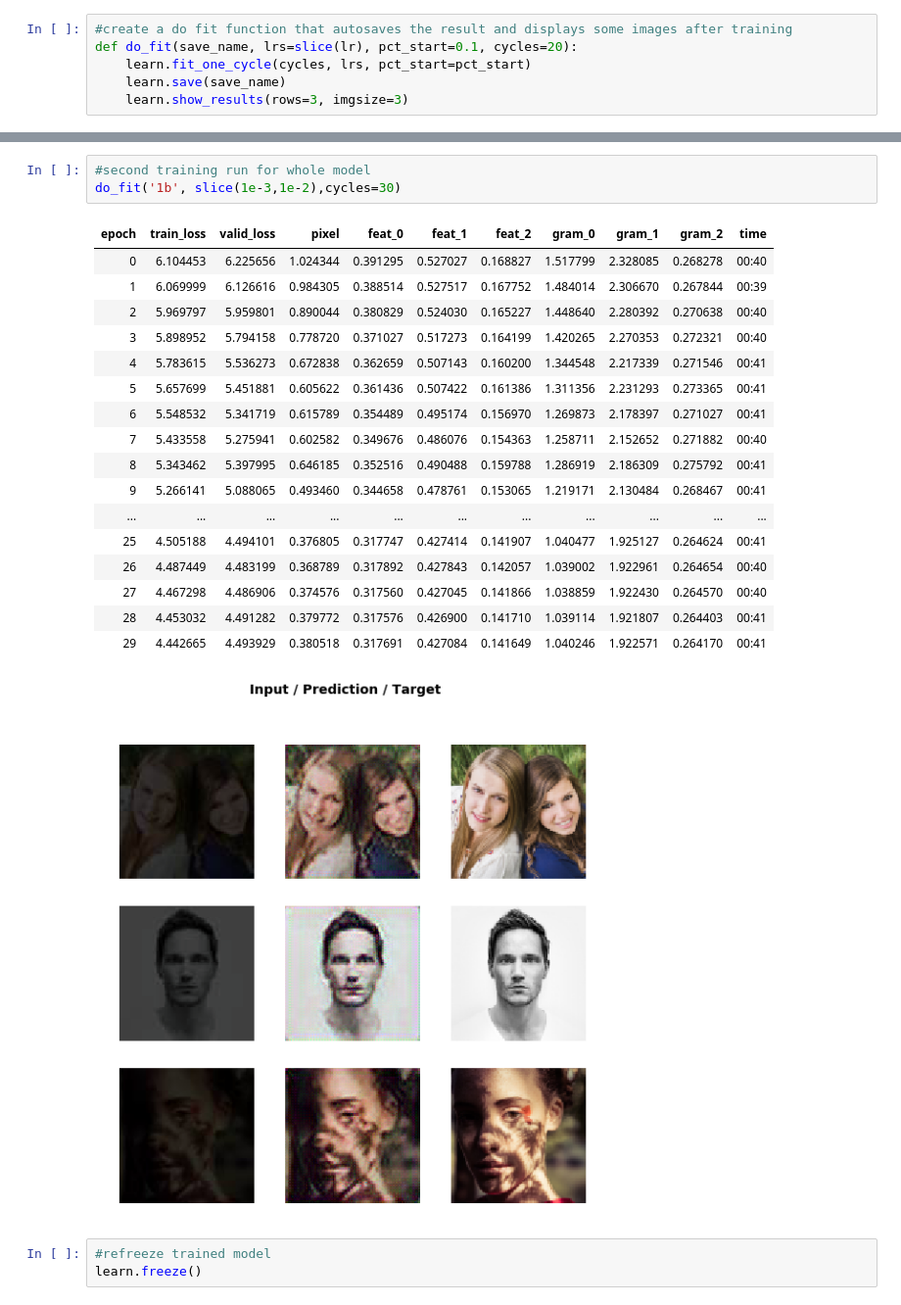
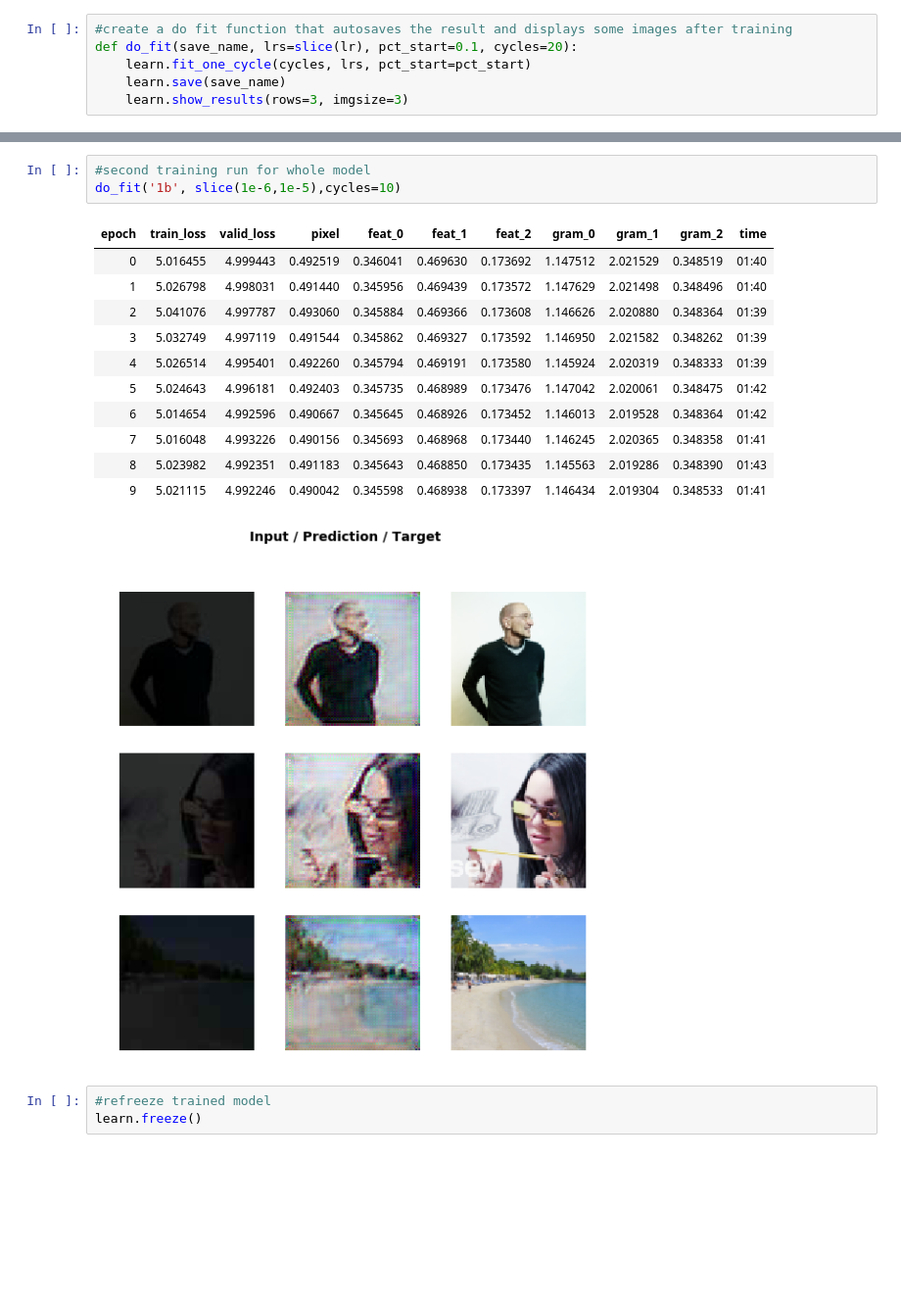
Before and after one commit to mrcasutt/lightinthedark, a Jupyter notebook: light_the_dark.ipynb, the cells around one changed output, grey strips where cells are left out. Shown at 98% size. Saved outputs shown, nothing was run; the diff lists cells and outputs as text; blank space fills up the shorter version.

```diff
--- a/light_the_dark.ipynb
+++ b/light_the_dark.ipynb
@@ -213,25 +230,19 @@ LR Finder is complete, type {learner_name}.recorder.plot() to see the graph.
 # %%
 #second training run for whole model
-do_fit('1b', slice(1e-3,1e-2),cycles=30)
+do_fit('1b', slice(1e-6,1e-5),cycles=10)
 # %% [output]
 | epoch | train_loss | valid_loss | pixel | feat_0 | feat_1 | feat_2 | gram_0 | gram_1 | gram_2 | time |
-| 0 | 6.104453 | 6.225656 | 1.024344 | 0.391295 | 0.527027 | 0.168827 | 1.517799 | 2.328085 | 0.268278 | 00:40 |
-| 1 | 6.069999 | 6.126616 | 0.984305 | 0.388514 | 0.527517 | 0.167752 | 1.484014 | 2.306670 | 0.267844 | 00:39 |
-| 2 | 5.969797 | 5.959801 | 0.890044 | 0.380829 | 0.524030 | 0.165227 | 1.448640 | 2.280392 | 0.270638 | 00:40 |
-| 3 | 5.898952 | 5.794158 | 0.778720 | 0.371027 | 0.517273 | 0.164199 | 1.420265 | 2.270353 | 0.272321 | 00:40 |
-| 4 | 5.783615 | 5.536273 | 0.672838 | 0.362659 | 0.507143 | 0.160200 | 1.344548 | 2.217339 | 0.271546 | 00:41 |
-| 5 | 5.657699 | 5.451881 | 0.605622 | 0.361436 | 0.507422 | 0.161386 | 1.311356 | 2.231293 | 0.273365 | 00:41 |
-| 6 | 5.548532 | 5.341719 | 0.615789 | 0.354489 | 0.495174 | 0.156970 | 1.269873 | 2.178397 | 0.271027 | 00:41 |
-| 7 | 5.433558 | 5.275941 | 0.602582 | 0.349676 | 0.486076 | 0.154363 | 1.258711 | 2.152652 | 0.271882 | 00:40 |
-| 8 | 5.343462 | 5.397995 | 0.646185 | 0.352516 | 0.490488 | 0.159788 | 1.286919 | 2.186309 | 0.275792 | 00:41 |
-| 9 | 5.266141 | 5.088065 | 0.493460 | 0.344658 | 0.478761 | 0.153065 | 1.219171 | 2.130484 | 0.268467 | 00:41 |
-| ... | ... | ... | ... | ... | ... | ... | ... | ... | ... | ... |
-| 25 | 4.505188 | 4.494101 | 0.376805 | 0.317747 | 0.427414 | 0.141907 | 1.040477 | 1.925127 | 0.264624 | 00:41 |
-| 26 | 4.487449 | 4.483199 | 0.368789 | 0.317892 | 0.427843 | 0.142057 | 1.039002 | 1.922961 | 0.264654 | 00:40 |
-| 27 | 4.467298 | 4.486906 | 0.374576 | 0.317560 | 0.427045 | 0.141866 | 1.038859 | 1.922430 | 0.264570 | 00:40 |
-| 28 | 4.453032 | 4.491282 | 0.379772 | 0.317576 | 0.426900 | 0.141710 | 1.039114 | 1.921807 | 0.264403 | 00:41 |
-| 29 | 4.442665 | 4.493929 | 0.380518 | 0.317691 | 0.427084 | 0.141649 | 1.040246 | 1.922571 | 0.264170 | 00:41 |
+| 0 | 5.016455 | 4.999443 | 0.492519 | 0.346041 | 0.469630 | 0.173692 | 1.147512 | 2.021529 | 0.348519 | 01:40 |
+| 1 | 5.026798 | 4.998031 | 0.491440 | 0.345956 | 0.469439 | 0.173572 | 1.147629 | 2.021498 | 0.348496 | 01:40 |
+| 2 | 5.041076 | 4.997787 | 0.493060 | 0.345884 | 0.469366 | 0.173608 | 1.146626 | 2.020880 | 0.348364 | 01:39 |
+| 3 | 5.032749 | 4.997119 | 0.491544 | 0.345862 | 0.469327 | 0.173592 | 1.146950 | 2.021582 | 0.348262 | 01:39 |
+| 4 | 5.026514 | 4.995401 | 0.492260 | 0.345794 | 0.469191 | 0.173580 | 1.145924 | 2.020319 | 0.348333 | 01:39 |
+| 5 | 5.024643 | 4.996181 | 0.492403 | 0.345735 | 0.468989 | 0.173476 | 1.147042 | 2.020061 | 0.348475 | 01:42 |
+| 6 | 5.014654 | 4.992596 | 0.490667 | 0.345645 | 0.468926 | 0.173452 | 1.146013 | 2.019528 | 0.348364 | 01:42 |
+| 7 | 5.016048 | 4.993226 | 0.490156 | 0.345693 | 0.468968 | 0.173440 | 1.146245 | 2.020365 | 0.348358 | 01:41 |
+| 8 | 5.023982 | 4.992351 | 0.491183 | 0.345643 | 0.468850 | 0.173435 | 1.145563 | 2.019286 | 0.348390 | 01:43 |
+| 9 | 5.021115 | 4.992246 | 0.490042 | 0.345598 | 0.468938 | 0.173397 | 1.146434 | 2.019304 | 0.348533 | 01:41 |
-[figure, old version]
+[figure, new version]
 # %%
 #refreeze trained model
 learn.freeze()
```
Also changed, not shown: parts of 38 cells of this notebook.
